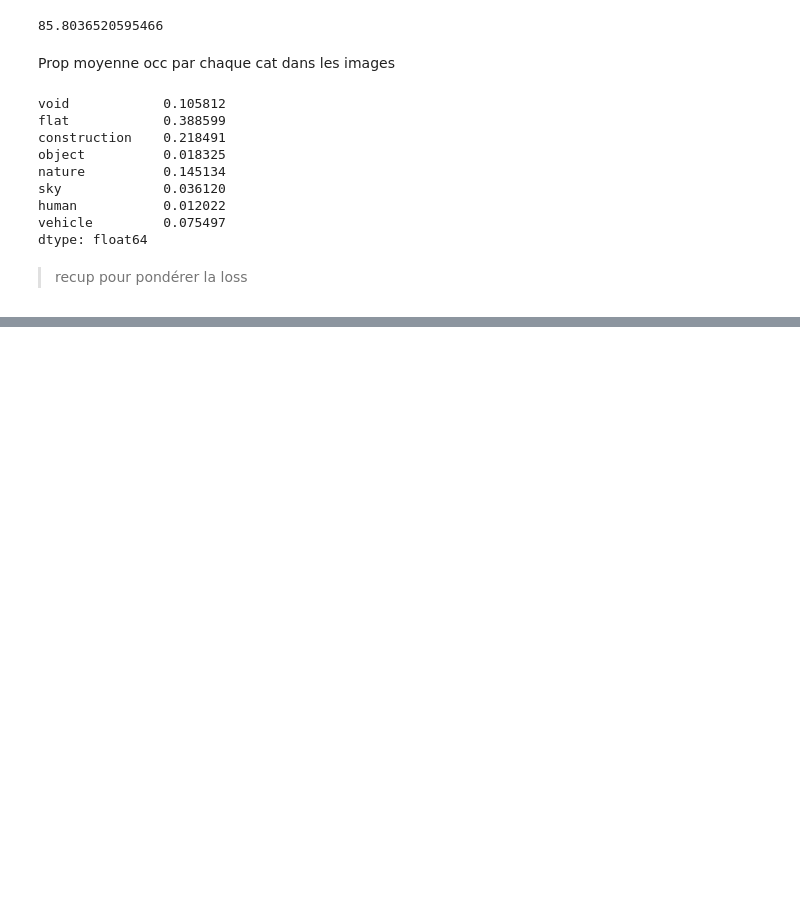
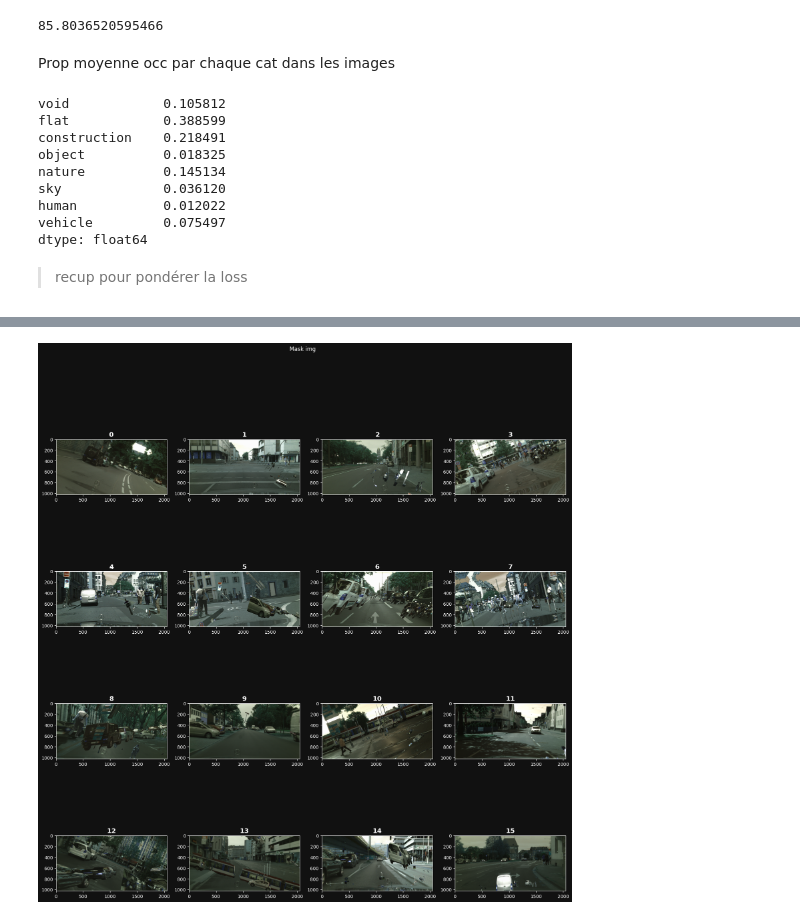
Before and after one commit to lefpradier/urban-segmentation-app, a Jupyter notebook: tests_init.ipynb, the cells around one changed output, grey strips where cells are left out. Drawn from its saved outputs; the diff is of its cells as text; code cells hidden in the pictures; blank space fills up the shorter version.

Commit message:
mosaic + oversampling method implementation/test

```diff
--- a/tests_init.ipynb
+++ b/tests_init.ipynb
@@ -500,0 +510,18 @@ dtype: float64
+# %%
+from data_generator import DataGenerator as dg
+x = [str(f) for f in Path(
+    "data/raw/P8_Cityscapes_leftImg8bit_trainvaltest/leftImg8bit/train").rglob("*.png")]
+y = [str(f) for f in Path(
+    "data/raw/P8_Cityscapes_gtFine_trainvaltest/gtFine/train").rglob("*labelIds.png")]
+x.sort()
+y.sort()
+training_generator = dg(
+    img_list=x,
+    mask_list=y,
+    batch_size=16,
+    shuffle=True,
+    aug_list=["hflip", "rotateb", "gnoise"],
+    mosaic=True,
+    img_height=1024,
+    img_width=2048,
+)
@@ -500,0 +534,17 @@ dtype: float64
+# %%
+x, y = training_generator.__getitem__(0)
+# %%
+import matplotlib.pyplot as plt
+
+plt.style.use("custom_dark")
+
+fig, ax = plt.subplots(4, 4, figsize=(20, 20))
+fig.suptitle("Mask img")
+c = 0
+for i in range(4):
+    for j in range(4):
+        ax[i, j].imshow(x[c])
+        ax[i, j].set_title(str(c))
+        c += 1
+# %% [output]
+[figure, added]
```
Also changed, not shown: parts of 6 cells of this notebook, 5 other files.
